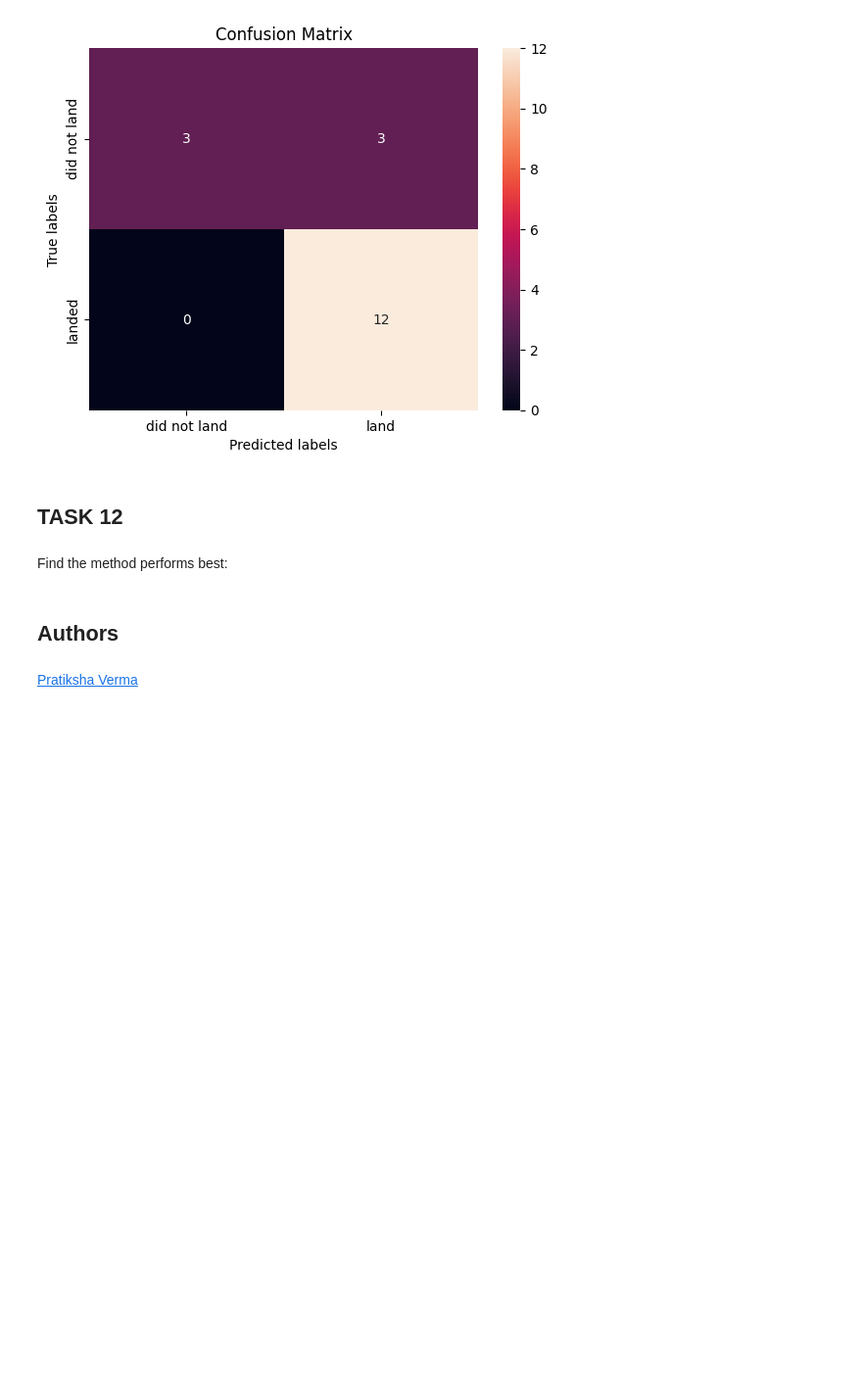
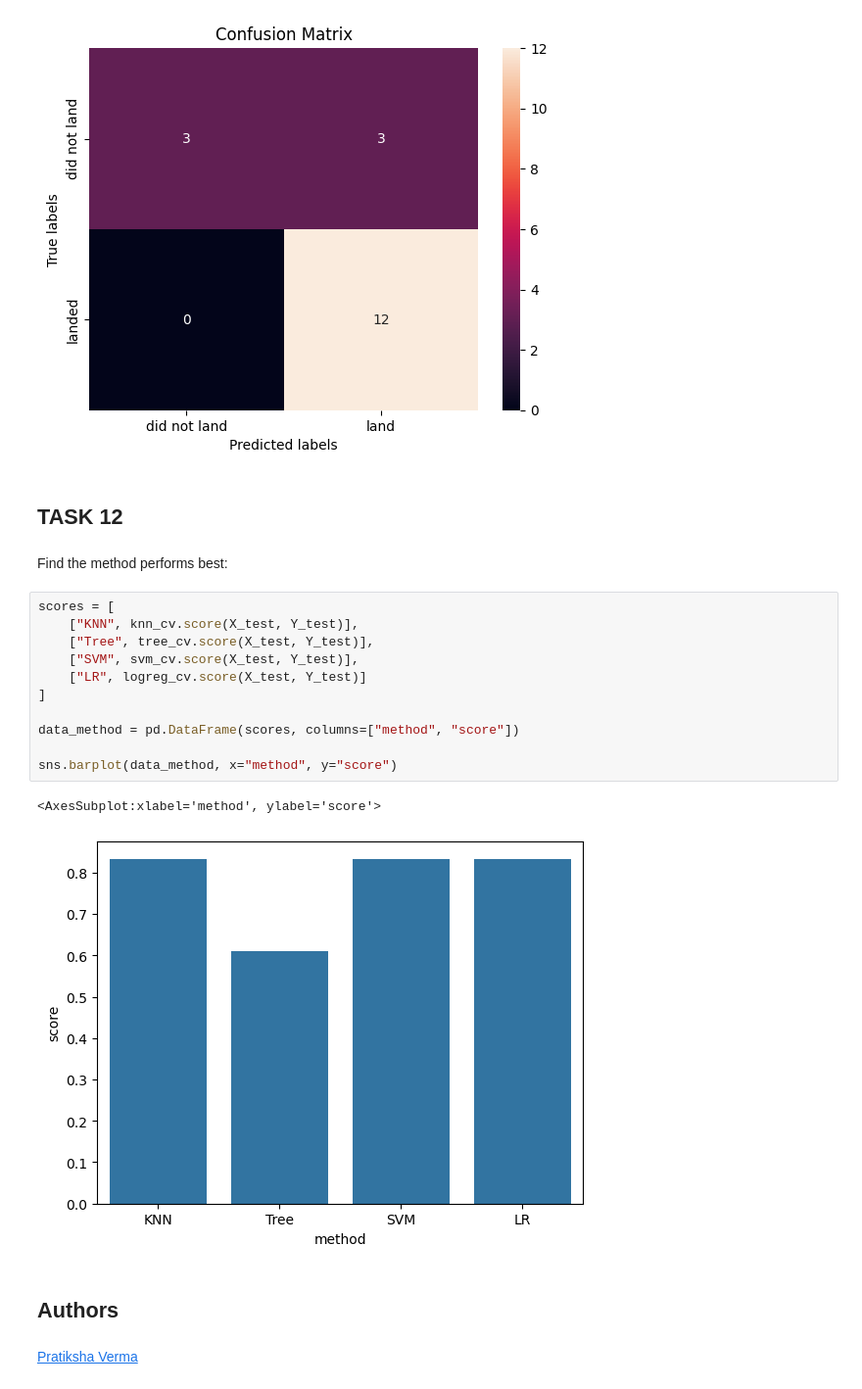
Before and after one commit to chuae95/IBM_DataScience_DataPrediction, a Jupyter notebook: Data-prediction.ipynb, the cells around one changed output. Shown at 98% size. Saved outputs shown, nothing was run; the diff lists cells and outputs as text; blank space fills up the shorter version.

```diff
--- a/Data-prediction.ipynb
+++ b/Data-prediction.ipynb
@@ -336,6 +336,20 @@ plot_confusion_matrix(Y_test,yhat)
 ## TASK  12
 # %% [markdown]
 Find the method performs best:
+# %%
+scores = [
+    ["KNN", knn_cv.score(X_test, Y_test)],
+    ["Tree", tree_cv.score(X_test, Y_test)],
+    ["SVM", svm_cv.score(X_test, Y_test)],
+    ["LR", logreg_cv.score(X_test, Y_test)]
+]
+
+data_method = pd.DataFrame(scores, columns=["method", "score"])
+
+sns.barplot(data_method, x="method", y="score")
+# %% [output]
+<AxesSubplot:xlabel='method', ylabel='score'>
+[figure, added]
 # %% [markdown]
 ## Authors
 # %% [markdown]
```
Also changed, not shown: parts of 4 cells of this notebook.
